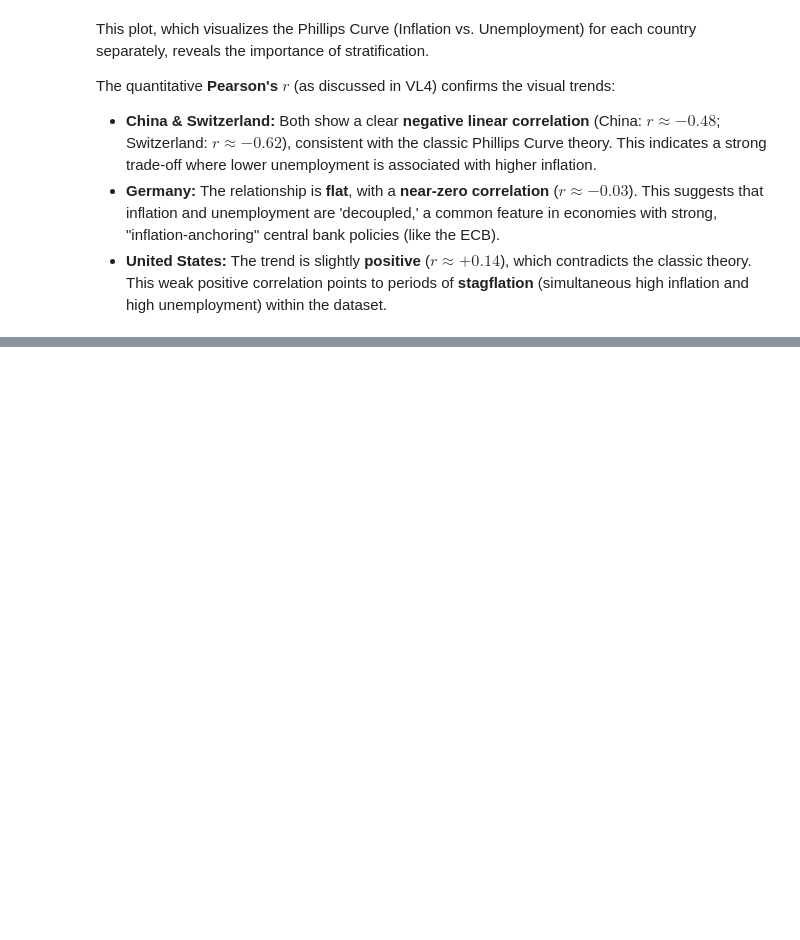
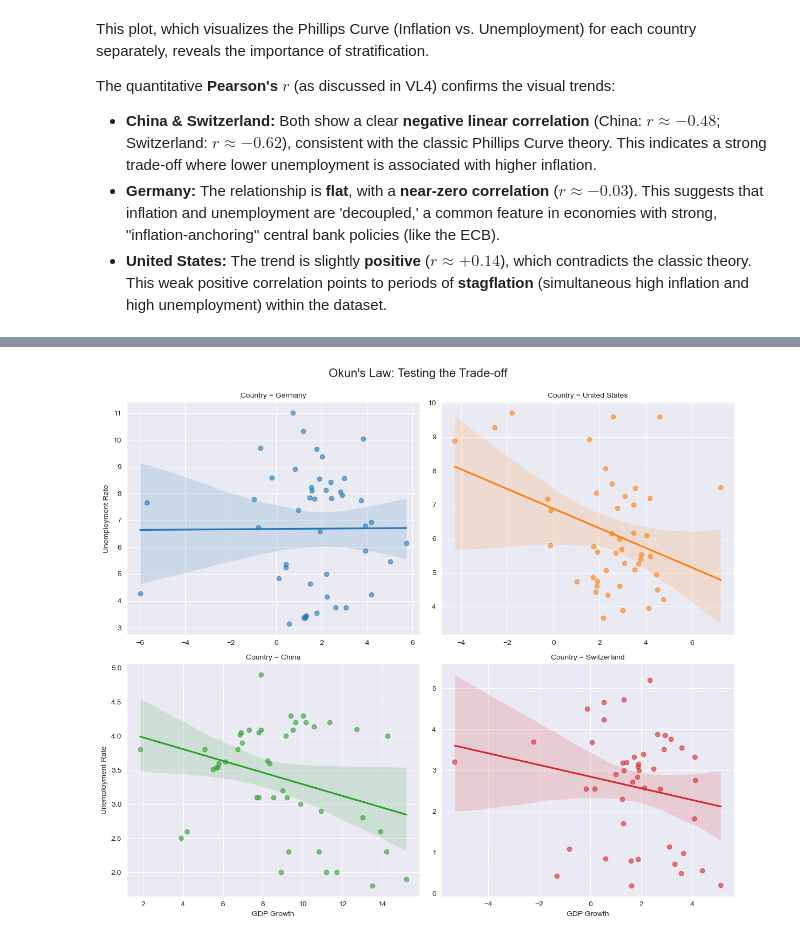
Before and after one commit to basti394/StatistikProjekt, a Jupyter notebook: analysis.ipynb, the cells around one changed output, grey strips where cells are left out. Saved outputs shown, nothing was run; the diff lists cells and outputs as text; code cells hidden in the pictures; blank space fills up the shorter version.

```diff
--- a/analysis.ipynb
+++ b/analysis.ipynb
@@ -507,0 +584,18 @@ The quantitative **Pearson's $r$** (as discussed in VL4) confirms the visual tre
+# %%
+from scipy import stats
+
+print("--- Hypothesis test: GDP Growth Differences (Kruskal-Wallis) ---")
+
+# 1. Daten vorbereiten: Eine Liste von Arrays (ein Array pro Land)
+groups = []
+# Wir nutzen die bereinigte Liste 'countries_to_analyze'
+for country in countries_to_analyze:
+    # Hole die GDP Werte für das aktuelle Land
+    values = df_gdp_growth[df_gdp_growth['Country'] == country]['Value'].values
+    groups.append(values)
+
+# 2. Test durchführen (Robust gegen Ausreisser)
+stat, p_value = stats.kruskal(*groups)
+
+print(f"Kruskal-Wallis H-statistic: {stat:.4f}")
+print(f"p-value: {p_value:.4e}")
@@ -507,0 +654,72 @@ The quantitative **Pearson's $r$** (as discussed in VL4) confirms the visual tre
+# %%
+import pandas as pd
+import seaborn as sns
+import matplotlib.pyplot as plt
+from scipy import stats
+from statsmodels.stats.multitest import multipletests
+
+print("--- Analysis: Okun's Law (GDP Growth vs. Unemployment) ---")
+
+# 1. Daten Vorbereitung (Merging)
+# Wir müssen GDP und Arbeitslosigkeit basierend auf Jahr & Land zusammenführen
+df_gdp_subset = df_gdp_growth[['Country', 'Year', 'Value']].rename(columns={'Value': 'GDP Growth'})
+df_unemp_subset = df_unemployment[['Country', 'Year', 'Value']].rename(columns={'Value': 'Unemployment Rate'})
+
+# Inner Join stellt sicher, dass wir nur Jahre haben, wo BEIDE Werte existieren
+df_okun = pd.merge(df_gdp_subset, df_unemp_subset, on=['Country', 'Year'], how='inner').dropna()
+
+# 2. Visualisierung (Scatterplot mit Regression)
+# Zeigt dem Dozenten die Datenverteilung und Trends visuell
+sns.lmplot(
+    data=df_okun,
+    x='GDP Growth',
+    y='Unemployment Rate',
+    col='Country',
+    col_wrap=2,
+    hue='Country',
+    height=5,
+    aspect=1.2,
+    facet_kws={'sharex': False, 'sharey': False},
+    scatter_kws={'alpha': 0.6}
+)
+plt.suptitle("Okun's Law: Testing the Trade-off", y=1.03, fontsize=16)
+plt.show()
+
+# 3. Statistischer Test (Spearman + FDR + Effect Size)
+# Hilfsfunktion für Effektstärke (falls oben noch nicht definiert)
+def interpret_strength(rho):
+    abs_rho = abs(rho)
+    if abs_rho < 0.1: return "Negligible"
+    elif abs_rho < 0.3: return "Small"
+    elif abs_rho < 0.5: return "Medium"
+    else: return "Strong"
+
+results_okun = []
+
+for country in countries_to_analyze:
+    # Daten für das spezifische Land filtern
+    data = df_okun[df_okun['Country'] == country]
+    x = data['GDP Growth']
+    y = data['Unemployment Rate']
+
+    # Spearman Korrelation (Robust gegen Ausreisser, z.B. bei China)
+    corr, p_val = stats.spearmanr(x, y)
+
+    results_okun.append({
+        'Country': country,
+        'Method': 'Spearman',
+        'Correlation': corr,
+        'Strength': interpret_strength(corr),
+        'p-Value (raw)': p_val
+    })
+
+df_res_okun = pd.DataFrame(results_okun)
+
+reject, pvals_corrected, _, _ = multipletests(df_res_okun['p-Value (raw)'], alpha=0.05, method='fdr_bh')
+
+df_res_okun['p-Value (FDR)'] = pvals_corrected
+df_res_okun['Significant?'] = df_res_okun['p-Value (FDR)'].apply(lambda p: "Yes" if p < 0.05 else "No")
+
+print("\n--- Hypothesis Test Results: Okun's Law ---")
+print(df_res_okun[['Country', 'Method', 'Correlation', 'Strength', 'p-Value (FDR)', 'Significant?']].round(4).to_markdown(index=False))
+# %% [output]
@@ -507,0 +727 @@ The quantitative **Pearson's $r$** (as discussed in VL4) confirms the visual tre
+[figure, added]
```
Also changed, not shown: parts of 20 cells of this notebook.
